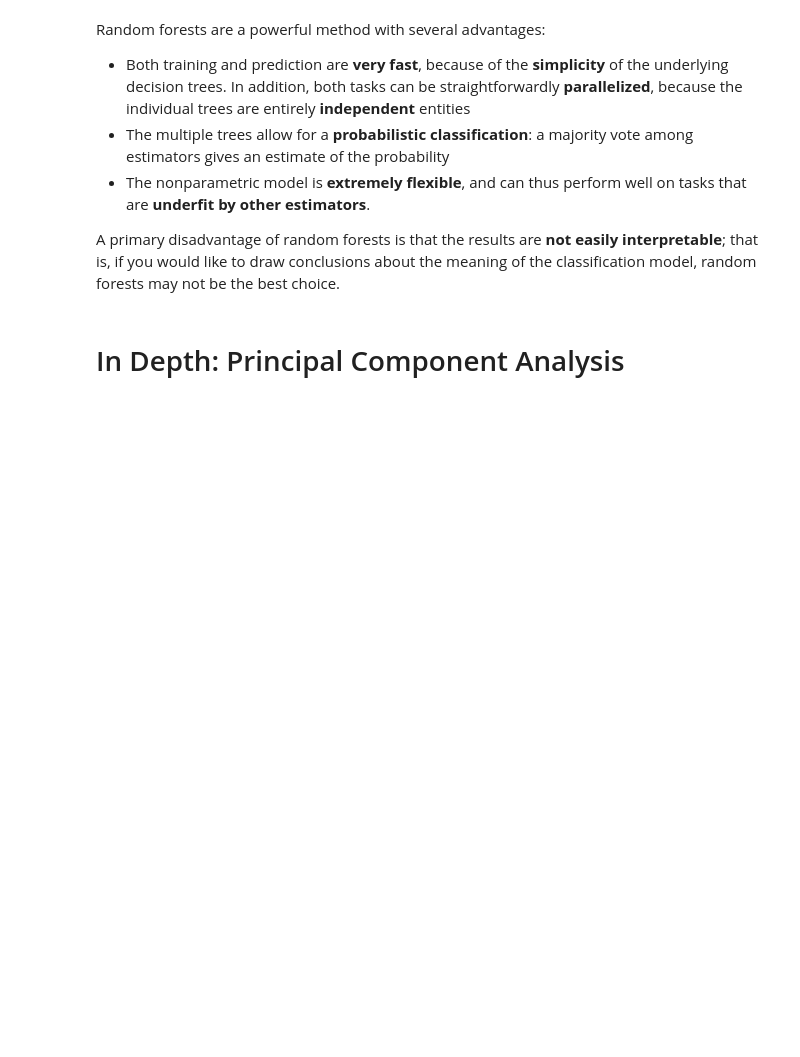
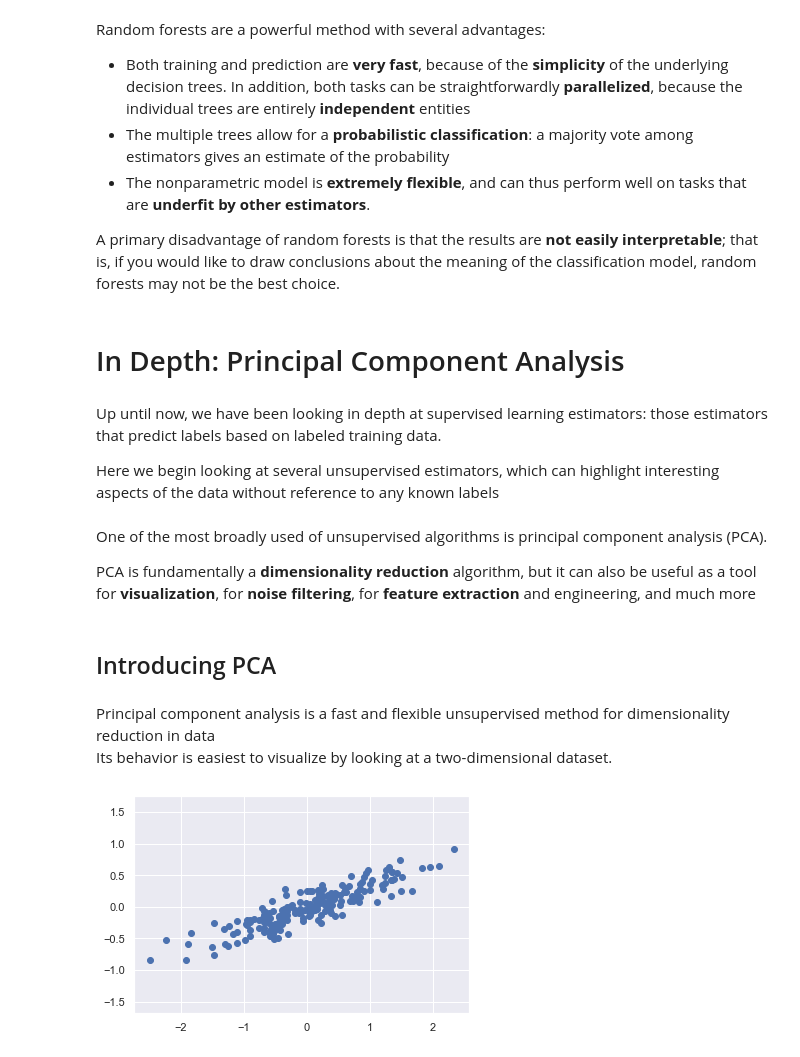
Before and after one commit to hanchiang/python-data-science-handbook, a Jupyter notebook: 5-machine-learning/5-machine-learning.ipynb, the cells around one changed output. Saved outputs shown, nothing was run; the diff lists cells and outputs as text; code cells hidden in the pictures; blank space fills up the shorter version.

Commit message:
PCA for visualisation and the meaning of components

```diff
--- a/5-machine-learning/5-machine-learning.ipynb
+++ b/5-machine-learning/5-machine-learning.ipynb
@@ -2376,3 +2376,12 @@ Random forests are a powerful method with several advantages:
 A primary disadvantage of random forests is that the results are **not easily interpretable**; that is, if you would like to draw conclusions about the meaning of the classification model, random forests may not be the best choice.
 # %% [markdown]
 # In Depth: Principal Component Analysis
+# %% [markdown]
+Up until now, we have been looking in depth at supervised learning estimators: those
+estimators that predict labels based on labeled training data.
+
+Here we begin looking at several unsupervised estimators, which can highlight interesting aspects of the data without reference to any known labels
+# %% [markdown]
+One of the most broadly used of unsupervised algorithms is principal component analysis (PCA).
+
+PCA is fundamentally a **dimensionality reduction** algorithm, but it can also be useful as a tool for **visualization**, for **noise filtering**, for **feature extraction** and engineering, and much more
@@ -2378,0 +2393,12 @@ A primary disadvantage of random forests is that the results are **not easily in
+# %% [markdown]
+## Introducing PCA
+# %% [markdown]
+Principal component analysis is a fast and flexible unsupervised method for dimensionality reduction in data
+Its behavior is easiest to visualize by looking at a two-dimensional dataset.
+# %%
+rng = np.random.RandomState(1)
+X = np.dot(rng.rand(2, 2), rng.randn(2, 200)).T
+plt.scatter(X[:, 0], X[:, 1])
+plt.axis('equal');
+# %% [output]
+[figure, added]
```
Also changed, not shown: parts of 39 cells of this notebook.
